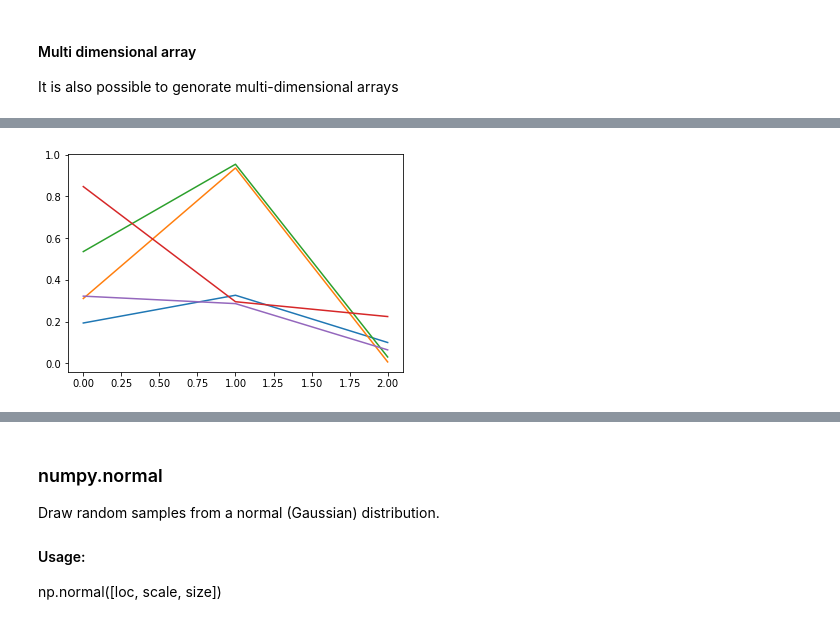
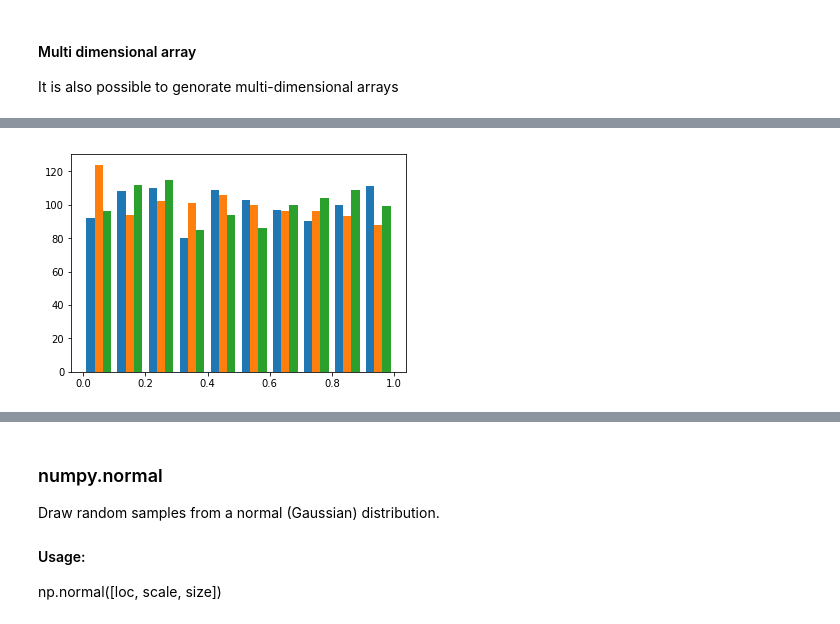
Before and after one commit to sshhane/emerging-tech-project, a Jupyter notebook: 1. Numpy Random.ipynb, the cells around one changed output, grey strips where cells are left out. Cells and saved outputs as stored; diff of their text form; code cells hidden in the pictures.

```diff
--- a/1. Numpy Random.ipynb
+++ b/1. Numpy Random.ipynb
@@ -58,6 +58,6 @@ array([[[[0.04176441, 0.01364027],
 # %%
 import matplotlib.pyplot as plt
-plt.plot(np.random.rand(3,5))
+plt.hist(np.random.rand(1000,3))
 plt.show()
 # %% [output]
-[figure, old version]
+[figure, new version]
```
Also changed, not shown: parts of 21 cells of this notebook.
